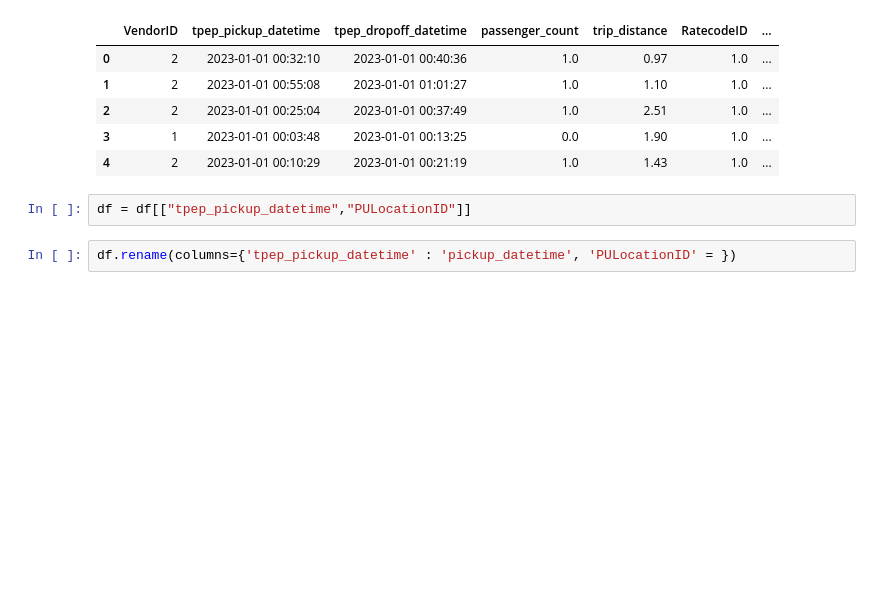
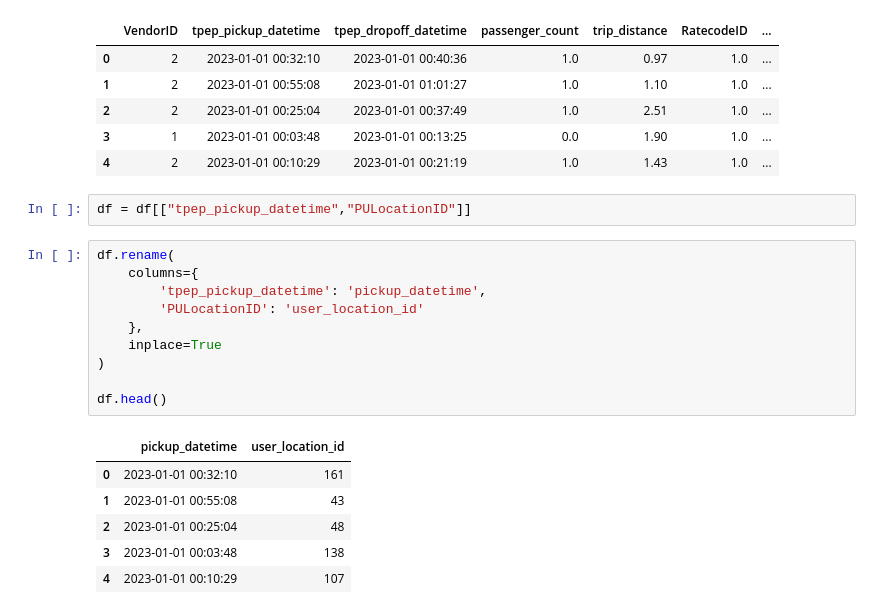
Before and after one commit to papocun/Taxi_demand_predictor, a Jupyter notebook: notebook/first step .ipynb, the cells around one changed output. Saved outputs shown, nothing was run; the diff lists cells and outputs as text; blank space fills up the shorter version.

```diff
--- a/notebook/first step .ipynb
+++ b/notebook/first step .ipynb
@@ -131,4 +139,19 @@ df.head()
 # %%
 df = df[["tpep_pickup_datetime","PULocationID"]]
 # %%
-df.rename(columns={'tpep_pickup_datetime' : 'pickup_datetime', 'PULocationID' = })
+df.rename(
+    columns={
+        'tpep_pickup_datetime': 'pickup_datetime',
+        'PULocationID': 'user_location_id'
+    },
+    inplace=True
+)
+
+df.head()
+# %% [output]
+|  | pickup_datetime | user_location_id |
+| 0 | 2023-01-01 00:32:10 | 161 |
+| 1 | 2023-01-01 00:55:08 | 43 |
+| 2 | 2023-01-01 00:25:04 | 48 |
+| 3 | 2023-01-01 00:03:48 | 138 |
+| 4 | 2023-01-01 00:10:29 | 107 |
```
Also changed, not shown: parts of 8 cells of this notebook.
